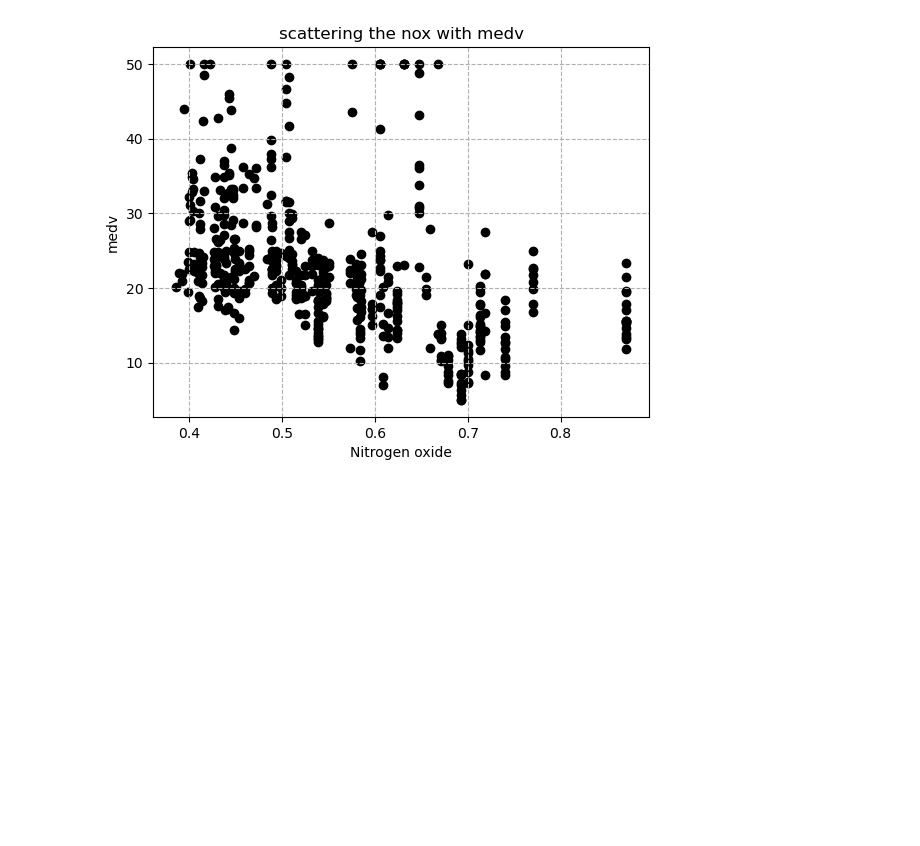
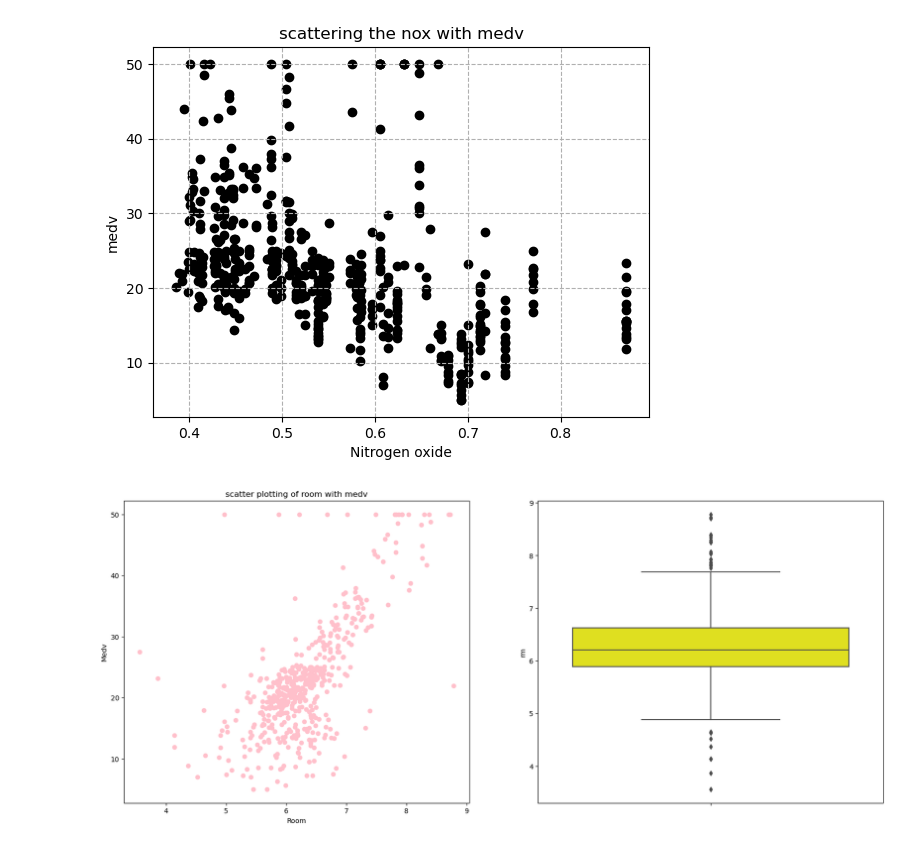
Before and after one commit to nillmishra/ML_Python_FSP, a Jupyter notebook: FSP-Day_3/multiple_linear_regression.ipynb, the cells around one changed output. Saved outputs shown, nothing was run; the diff lists cells and outputs as text; code cells hidden in the pictures; blank space fills up the shorter version.

```diff
--- a/FSP-Day_3/multiple_linear_regression.ipynb
+++ b/FSP-Day_3/multiple_linear_regression.ipynb
@@ -194,3 +194,17 @@ plt.grid(ls='--')
 plt.show()
 # %% [output]
 [figure]
+# %%
+#plotting of RM
+fig = plt.figure(figsize=(20,8))
+fig.add_subplot(1,2,1)
+plt.scatter(df['rm'],df['medv'],color = 'pink')
+plt.title('scatter plotting of room with medv')
+plt.xlabel('Room')
+plt.ylabel('Medv')
+
+fig.add_subplot(1,2,2,)
+sns.boxplot(y=df['rm'],color = 'yellow')
+plt.show()
+# %% [output]
+[figure, added]
```
Also changed, not shown: parts of 24 cells of this notebook, 4 other files.
